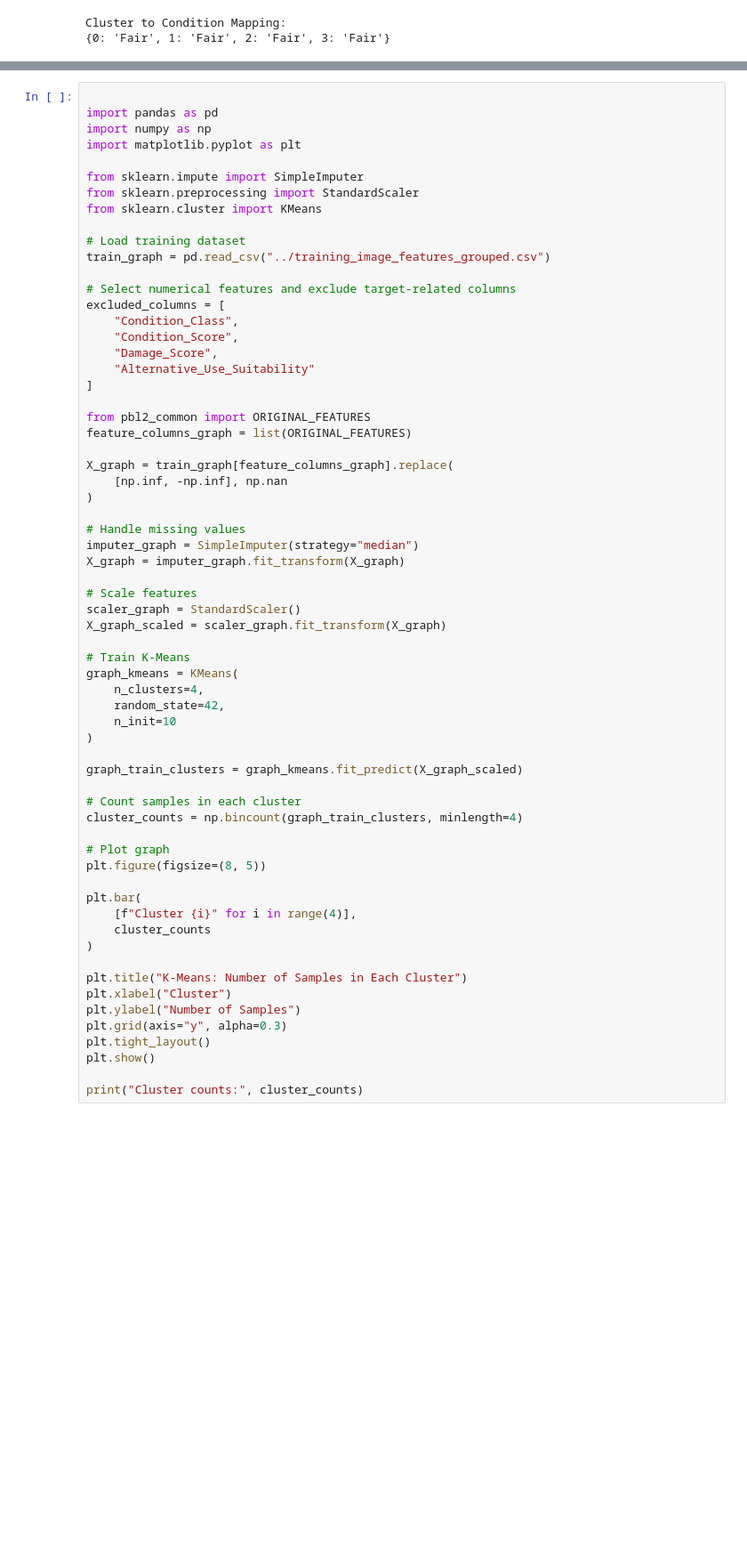
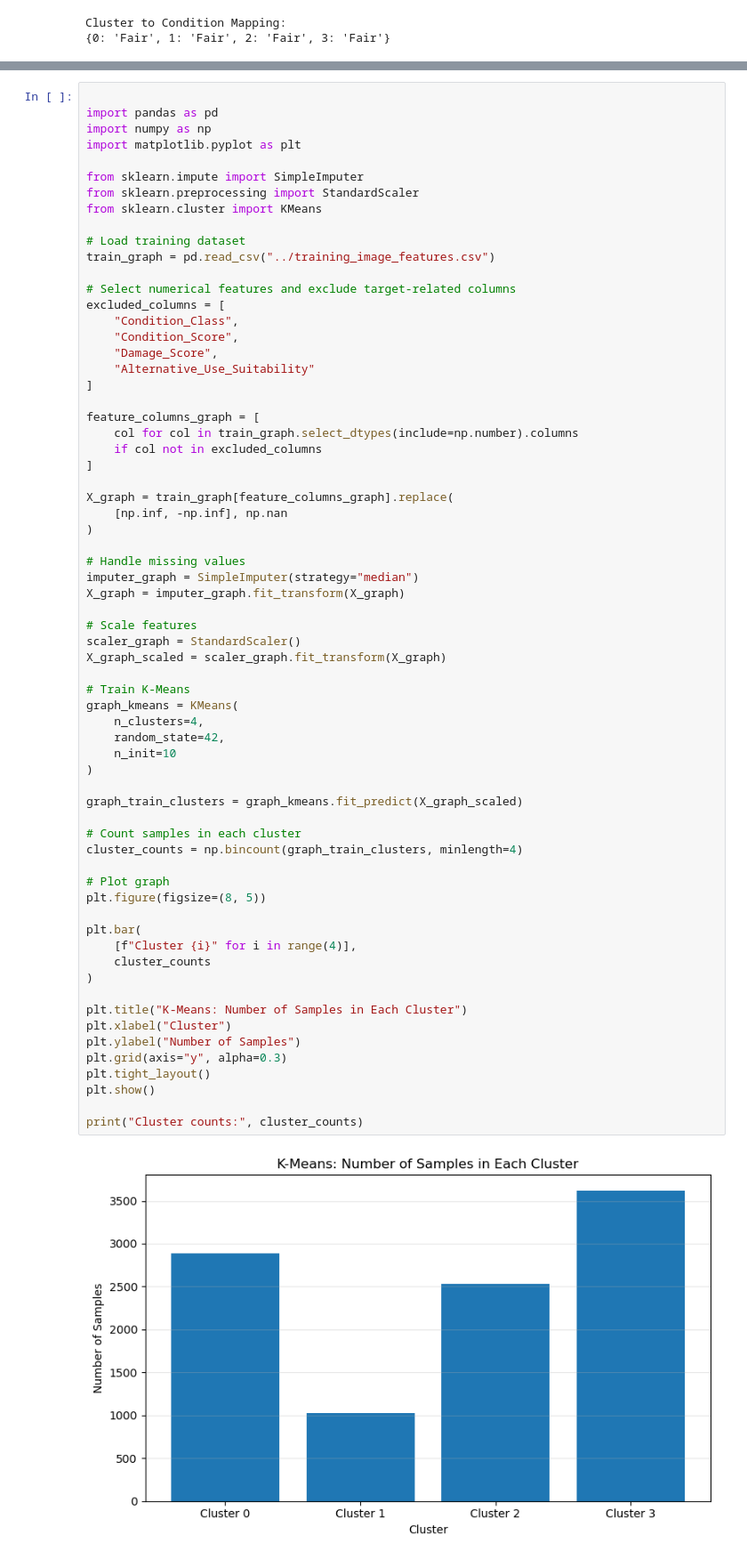
Before and after one commit to ryanzone/demolition-model, a Jupyter notebook: pbl2/KMeans.ipynb, the cells around one changed output, grey strips where cells are left out. Shown at 89% size. Cells and saved outputs as stored; diff of their text form; blank space fills up the shorter version.

```diff
--- a/pbl2/KMeans.ipynb
+++ b/pbl2/KMeans.ipynb
@@ -357,7 +358,7 @@ from sklearn.preprocessing import StandardScaler
 from sklearn.cluster import KMeans
 
 # Load training dataset
-train_graph = pd.read_csv("../training_image_features_grouped.csv")
+train_graph = pd.read_csv("../training_image_features.csv")
 
 # Select numerical features and exclude target-related columns
 excluded_columns = [
@@ -367,8 +368,10 @@ excluded_columns = [
     "Alternative_Use_Suitability"
 ]
 
-from pbl2_common import ORIGINAL_FEATURES
-feature_columns_graph = list(ORIGINAL_FEATURES)
+feature_columns_graph = [
+    col for col in train_graph.select_dtypes(include=np.number).columns
+    if col not in excluded_columns
+]
 
 X_graph = train_graph[feature_columns_graph].replace(
     [np.inf, -np.inf], np.nan
@@ -384,30 +387,31 @@ X_graph_scaled = scaler_graph.fit_transform(X_graph)
 
 # Train K-Means
 graph_kmeans = KMeans(
     n_clusters=4,
     random_state=42,
     n_init=10
 )
 
 graph_train_clusters = graph_kmeans.fit_predict(X_graph_scaled)
 
 # Count samples in each cluster
 cluster_counts = np.bincount(graph_train_clusters, minlength=4)
 
 # Plot graph
 plt.figure(figsize=(8, 5))
 
 plt.bar(
     [f"Cluster {i}" for i in range(4)],
     cluster_counts
 )
 
 plt.title("K-Means: Number of Samples in Each Cluster")
 plt.xlabel("Cluster")
 plt.ylabel("Number of Samples")
 plt.grid(axis="y", alpha=0.3)
 plt.tight_layout()
 plt.show()
 
 print("Cluster counts:", cluster_counts)
 # %% [output]
+[figure, added]
```
Also changed, not shown: parts of 11 cells of this notebook, 5 other files.
